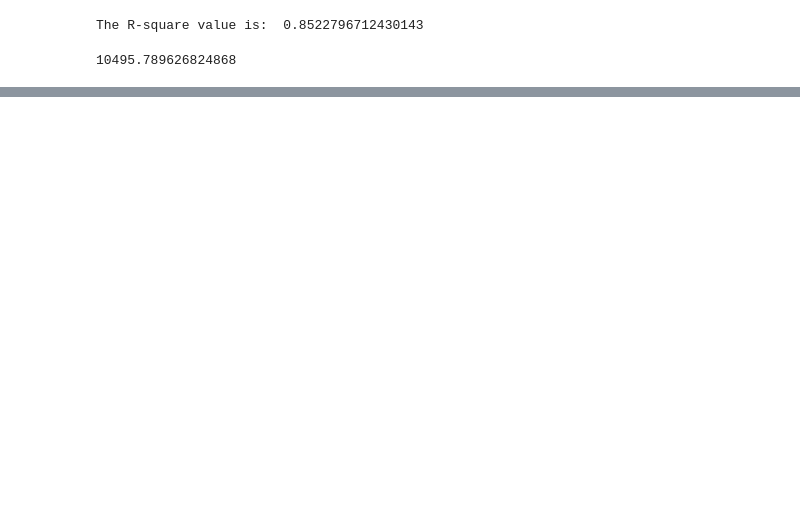
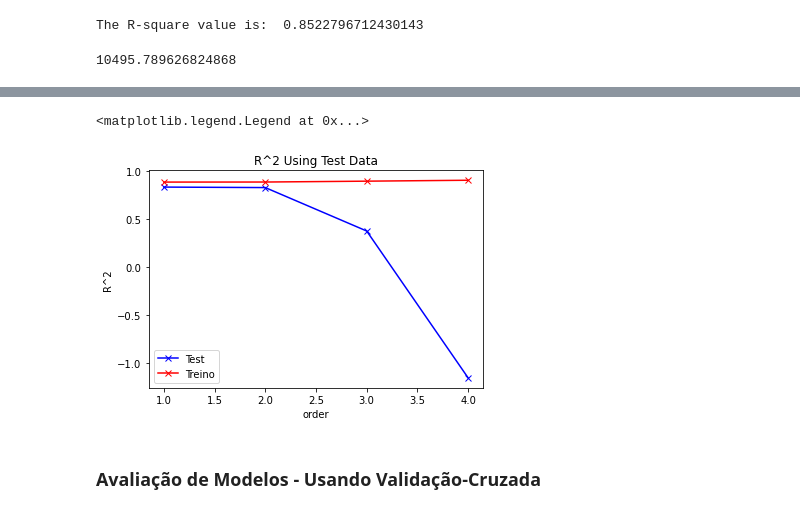
Before and after one commit to leodrivera/Leo_Notebooks, a Jupyter notebook: Semana5_1.ipynb, the cells around one changed output, grey strips where cells are left out. Drawn from its saved outputs; the diff is of its cells as text; code cells hidden in the pictures; blank space fills up the shorter version.

```diff
--- a/Semana5_1.ipynb
+++ b/Semana5_1.ipynb
@@ -653,0 +617,8 @@ dfWeather = pd.read_csv('weatherHistory.csv')
+# %%
+from sklearn.pipeline import Pipeline
+import numpy as np
+#model = Pipeline([('poly', PolynomialFeatures(degree=2)),('linear', LinearRegression(fit_intercept=False))])
+modelPipeline = Pipeline([('poly', PolynomialFeatures(degree=2)),('ridge', Ridge(alpha=0.1))])
+# %%
+X = dfClean[['Duration','Pulse']]
+modelPipeline = modelPipeline.fit(X, Y)
@@ -653,0 +646,5 @@ dfWeather = pd.read_csv('weatherHistory.csv')
+# %%
+from sklearn.model_selection import train_test_split
+X_train, X_test, y_train, y_test = train_test_split(X, Y, test_size=0.30, random_state=10)
+# %%
+modelPipeline.fit(X_train,y_train)
@@ -653,0 +668,34 @@ dfWeather = pd.read_csv('weatherHistory.csv')
+# %%
+Rsqu_test = []
+Rsqu_model =[]
+
+order = [1, 2,3,4]
+for n in order:
+    #pr = PolynomialFeatures(degree=n)
+
+    #x_train_pr = pr.fit_transform(x_train[['horsepower']])
+
+    #x_test_pr = pr.fit_transform(x_test[['horsepower']])
+    modelPipeline = Pipeline([('poly', PolynomialFeatures(degree=n)),('ridge', Ridge(alpha=0.1))])
+
+    modelPipeline.fit(X_train,y_train)
+    y_pred = modelPipeline.predict(X_test)
+
+    #Rsqu_test.append(r2_score(X_test,y_pred))
+    Rsqu_test.append(modelPipeline.score(X_test,y_test))
+    Rsqu_model.append(modelPipeline.score(X_train, y_train))
+
+#x_new = np.linspace(15, 300, 100)
+#y_new = model(x_new)
+plt.plot(order, Rsqu_test,'b-x')
+plt.plot(order, Rsqu_model,'r-x')
+plt.xlabel('order')
+plt.ylabel('R^2')
+plt.title('R^2 Using Test Data')
+plt.legend(('Test', 'Treino'))
+#plt.text(3, -1.25, 'Maximum R^2 ')
+# %% [output]
+<matplotlib.legend.Legend at 0x...>
+[figure, added]
+# %% [markdown]
+<h3>  Avaliação de Modelos - Usando Validação-Cruzada </h3>
```
Also changed, not shown: parts of 65 cells of this notebook.
